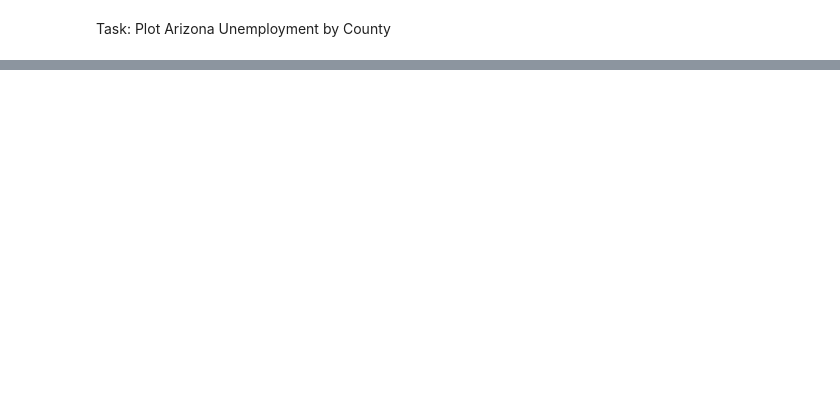
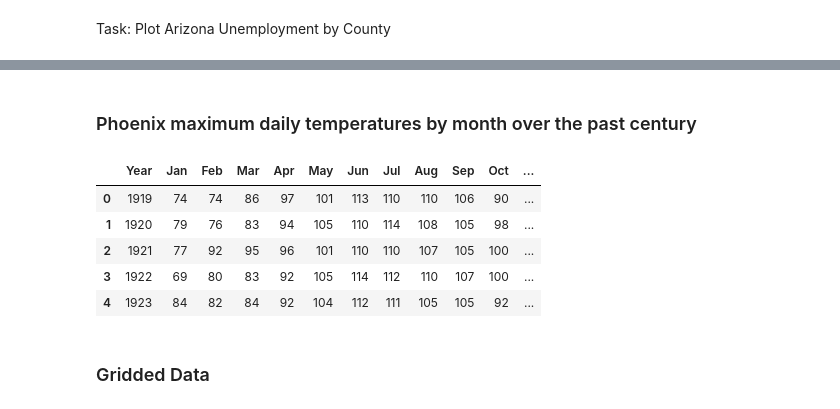
Before and after one commit to tjslezak/battle-of-the-plotting-libraries, a Jupyter notebook: data_viz_challenges.ipynb, the cells around one changed output, grey strips where cells are left out. Cells and saved outputs as stored; diff of their text form; code cells hidden in the pictures; blank space fills up the shorter version.

Commit message:
Added multivariate, max temps, and gridded data

```diff
--- a/data_viz_challenges.ipynb
+++ b/data_viz_challenges.ipynb
@@ -85,0 +99,14 @@ Task: Plot Arizona Unemployment by County
+# %% [markdown]
+### Phoenix maximum daily temperatures by month over the past century
+# %%
+phx_df = pd.read_csv('data/phoenix_maximum_daily_temps.csv')
+phx_df.head()
+# %% [output]
+|  | Year | Jan | Feb | Mar | Apr | May | Jun | Jul | Aug | Sep | Oct | ... |
+| 0 | 1919 | 74 | 74 | 86 | 97 | 101 | 113 | 110 | 110 | 106 | 90 | ... |
+| 1 | 1920 | 79 | 76 | 83 | 94 | 105 | 110 | 114 | 108 | 105 | 98 | ... |
+| 2 | 1921 | 77 | 92 | 95 | 96 | 101 | 110 | 110 | 107 | 105 | 100 | ... |
+| 3 | 1922 | 69 | 80 | 83 | 92 | 105 | 114 | 112 | 110 | 107 | 100 | ... |
+| 4 | 1923 | 84 | 82 | 84 | 92 | 104 | 112 | 111 | 105 | 105 | 92 | ... |
+# %% [markdown]
+### Gridded Data
```
Also changed, not shown: parts of 6 cells of this notebook.
